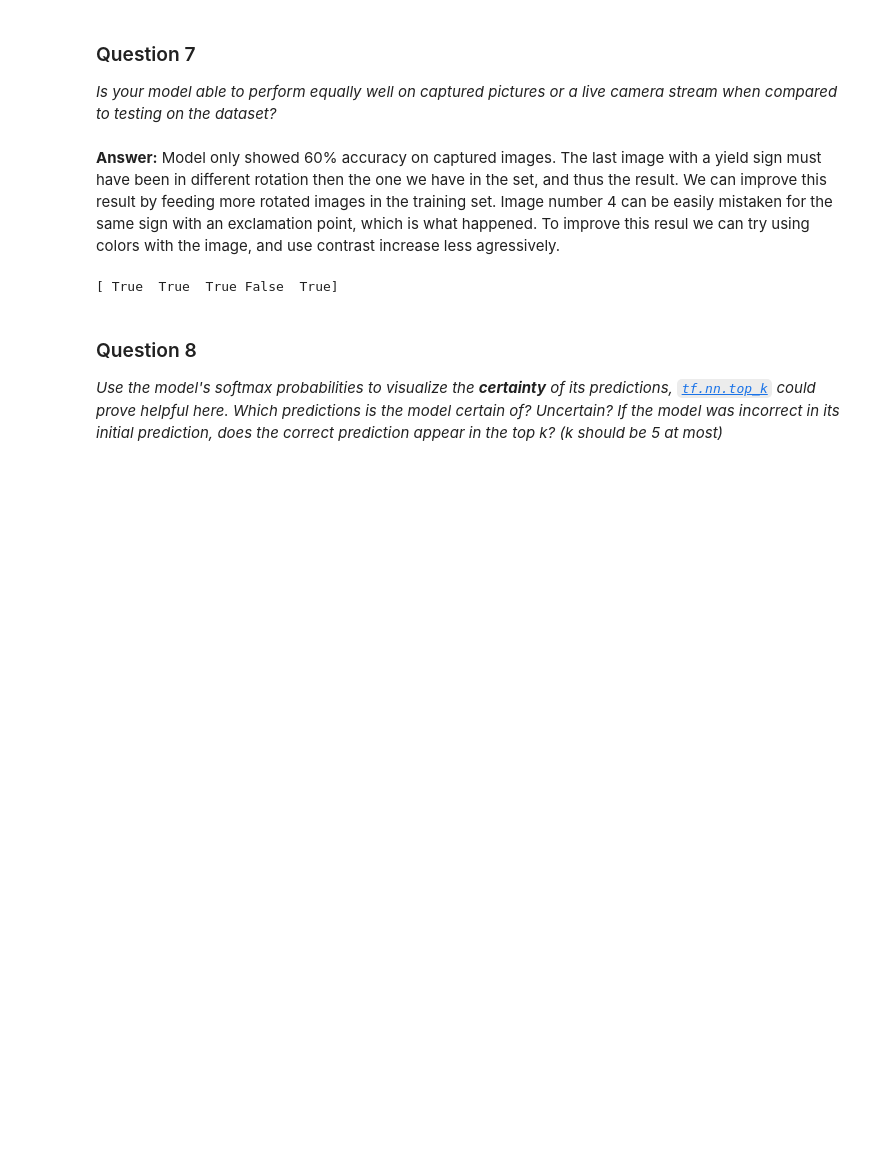
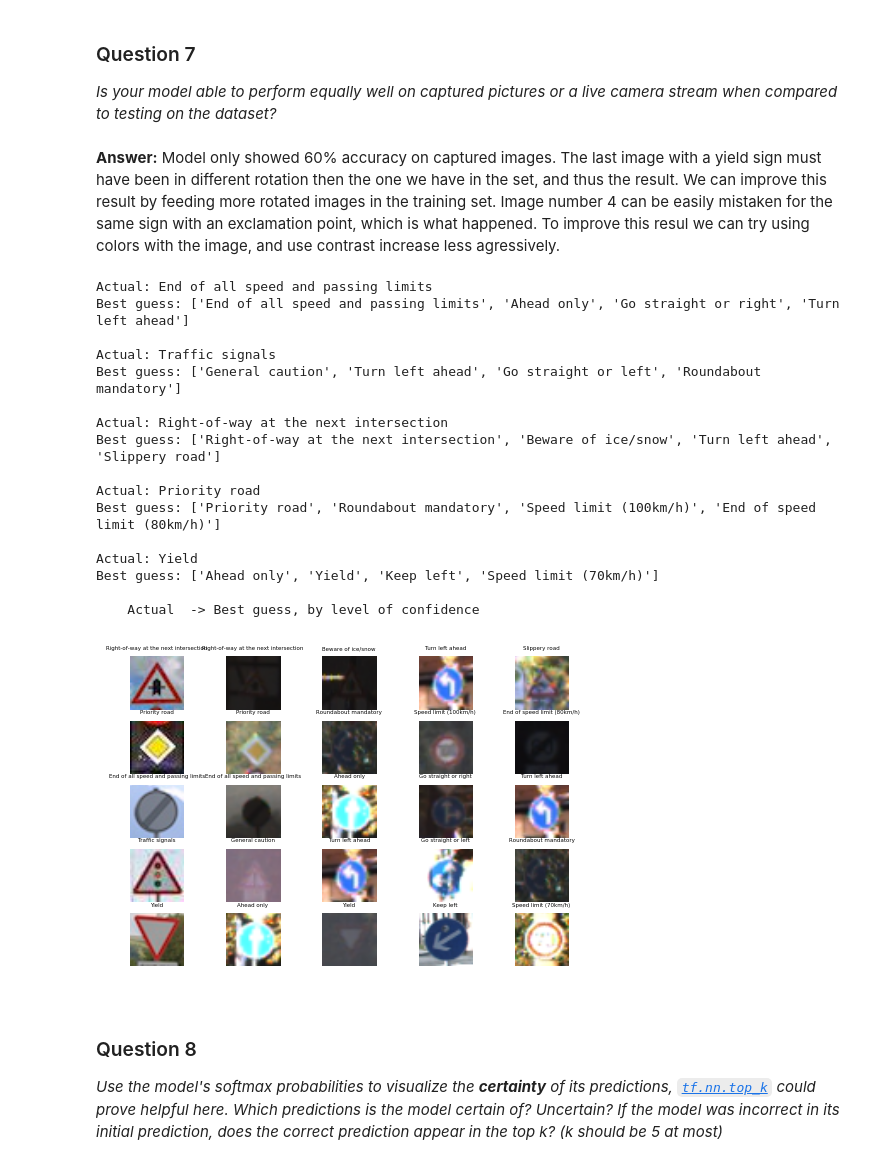
Before and after one commit to deniskrut/traffic-signs, a Jupyter notebook: Traffic_Signs_Recognition.ipynb, the cells around one changed output. Cells and saved outputs as stored; diff of their text form; code cells hidden in the pictures; blank space fills up the shorter version.

Commit message:
Graphical representation for misclassification

```diff
--- a/Traffic_Signs_Recognition.ipynb
+++ b/Traffic_Signs_Recognition.ipynb
@@ -602,17 +602,71 @@ _Is your model able to perform equally well on captured pictures or a live camer
 # %% [markdown]
 **Answer:**
 Model only showed 60% accuracy on captured images. The last image with a yield sign must have been in different rotation then the one we have in the set, and thus the result. We can improve this result by feeding more rotated images in the training set. Image number 4 can be easily mistaken for the same sign with an exclamation point, which is what happened. To improve this resul we can try using colors with the image, and use contrast increase less agressively.
-# %%
-### Visualize the softmax probabilities here.
-### Feel free to use as many code cells as needed.
-
-custom_top_k = tf.nn.in_top_k(layer_fc2, custom_images_labels, 2)
-
-custom_top_k_res = session.run(custom_top_k, feed_dict=custom_feed_dict)
-
-print(custom_top_k_res)
-# %% [output]
-[ True  True  True False  True]
+# %%
+### Visualize the softmax probabilities here.
+### Feel free to use as many code cells as needed.
+
+def show_images_with_samples(images, labels, best_guess_labels, library_images, libarary_labels):
+    assert len(images) == len(labels)
+    assert len(library_images) == len(libarary_labels)
+    assert len(labels) == len(best_guess_labels)
+
+    images_per_row = len(best_guess_labels[0]) + 1 if len(best_guess_labels) > 0 else 0
+    image_count = images_per_row * len(labels)
+    images_per_colon = math.ceil(image_count / images_per_row)
+    cur_image = 1
+
+    fig = plt.figure()
+
+    for index, label in enumerate(labels):
+        image = images[index]
+
+        subplot = fig.add_subplot(images_per_colon, images_per_row, cur_image)
+        plt.axis('off')
+        plt.imshow(image)
+        subplot.set_title(label_to_title[label], fontsize = 4)
+
+        cur_image += 1
+
+        for label in best_guess_labels[index]:
+            image_index = np.argwhere(libarary_labels == label)[0]
+            library_image = library_images[image_index][0]
+
+            subplot = fig.add_subplot(images_per_colon, images_per_row, cur_image)
+            plt.axis('off')
+            plt.imshow(library_image)
+            subplot.set_title(label_to_title[label], fontsize = 4)
+
+            cur_image += 1
+
+custom_top_k = tf.nn.top_k(layer_fc2, k=4)
+custom_top_k_res = session.run(custom_top_k, feed_dict=custom_feed_dict)
+
+actual_to_best_guess = { label : custom_top_k_res.indices[i] for i, label in enumerate(custom_images_labels)}
+
+for actual in actual_to_best_guess:
+    print("Actual:", label_to_title[actual], "\nBest guess:", [label_to_title[guess] for guess in actual_to_best_guess[actual]], "\n")
+
+print("    Actual  -> Best guess, by level of confidence")
+show_images_with_samples(custom_images, custom_images_labels, custom_top_k_res.indices, X_train, y_train)
+# %% [output]
+Actual: End of all speed and passing limits
+Best guess: ['End of all speed and passing limits', 'Ahead only', 'Go straight or right', 'Turn left ahead']
+
+Actual: Traffic signals
+Best guess: ['General caution', 'Turn left ahead', 'Go straight or left', 'Roundabout mandatory']
+
+Actual: Right-of-way at the next intersection
+Best guess: ['Right-of-way at the next intersection', 'Beware of ice/snow', 'Turn left ahead', 'Slippery road']
+
+Actual: Priority road
+Best guess: ['Priority road', 'Roundabout mandatory', 'Speed limit (100km/h)', 'End of speed limit (80km/h)']
+
+Actual: Yield
+Best guess: ['Ahead only', 'Yield', 'Keep left', 'Speed limit (70km/h)']
+
+    Actual  -> Best guess, by level of confidence
+[figure, added]
 # %% [markdown]
 ### Question 8
 
```
Also changed, not shown: parts of 2 cells of this notebook.
